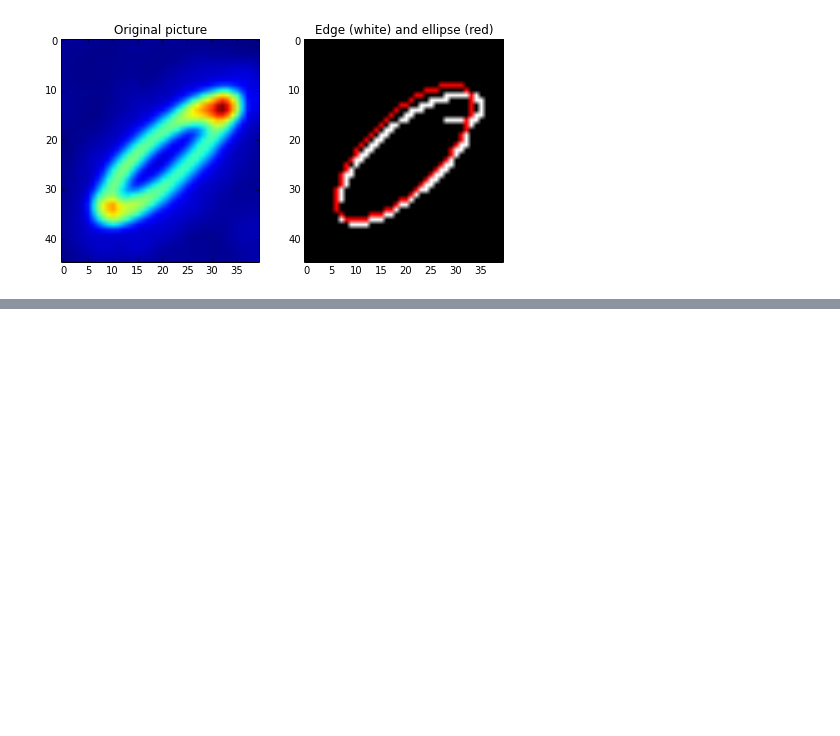
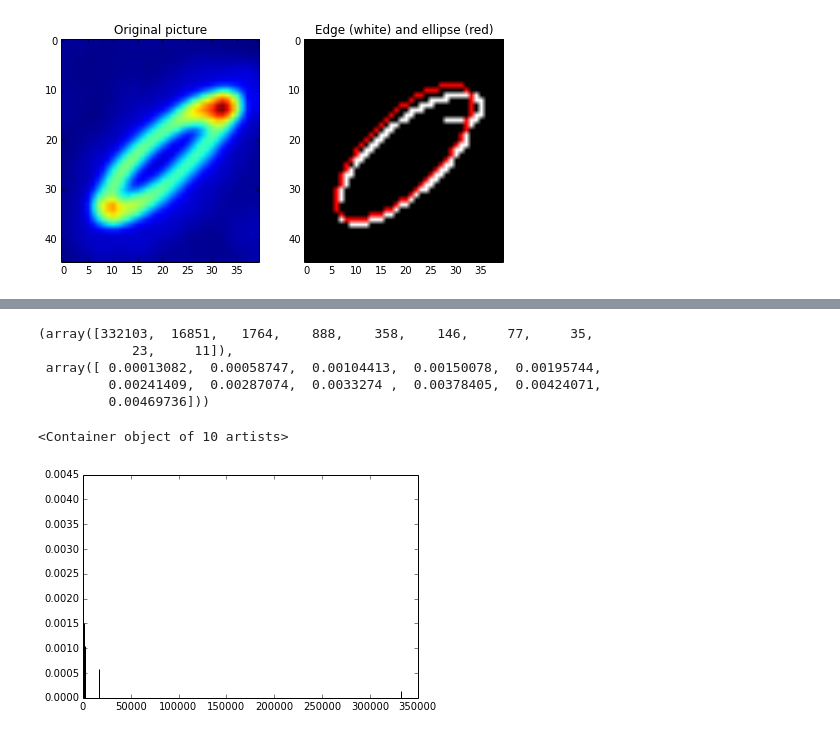
Before and after one commit to danmaclean/ipython-images, a Jupyter notebook: stomata finding.ipynb, the cells around one changed output, grey strips where cells are left out. Cells and saved outputs as stored; diff of their text form; code cells hidden in the pictures; blank space fills up the shorter version.

```diff
--- a/stomata finding.ipynb
+++ b/stomata finding.ipynb
@@ -162,0 +171,17 @@ plt.show()
+# %%
+np.histogram(smooth)
+# %% [output]
+(array([332103,  16851,   1764,    888,    358,    146,     77,     35,
+            23,     11]),
+ array([ 0.00013082,  0.00058747,  0.00104413,  0.00150078,  0.00195744,
+         0.00241409,  0.00287074,  0.0033274 ,  0.00378405,  0.00424071,
+         0.00469736]))
+# %%
+#bins = bins[1:-1]
+plt.bar(v,b)
+
+#bins = bins[1:-1]
+#values[1:-1].tolist()
+# %% [output]
+<Container object of 10 artists>
+[figure, added]
```
Also changed, not shown: parts of 20 cells of this notebook.
